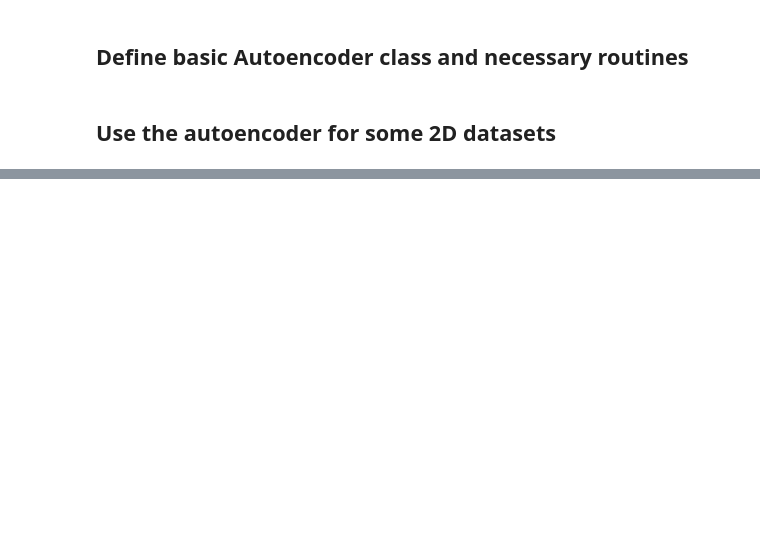
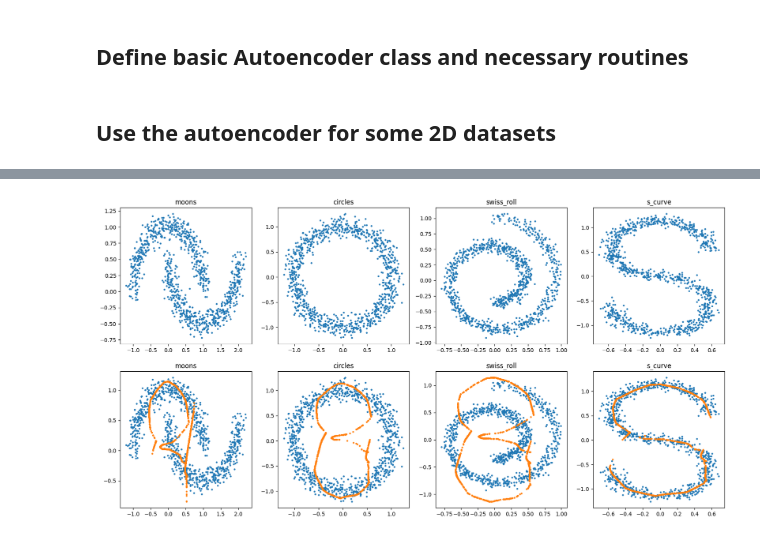
Before and after one commit to CKleiber/SciML-Seminar, a Jupyter notebook: main.ipynb, the cells around one changed output, grey strips where cells are left out. Drawn from its saved outputs; the diff is of its cells as text; code cells hidden in the pictures; blank space fills up the shorter version.

```diff
--- a/main.ipynb
+++ b/main.ipynb
@@ -164,0 +202,17 @@ for i, (dataset_name, dataset) in enumerate(datasets.items()):
+# %%
+# look at reconstructions and compare to ground truth
+
+fig, ax = plt.subplots(2, 4, figsize=(20, 10))
+
+for i, (dataset_name, dataset) in enumerate(datasets.items()):
+
+    # plot ground truth
+    ax[0, i].scatter(dataset[:, 0], dataset[:, 1], s=5)
+    ax[0, i].set_title(dataset_name)
+
+    # plot reconstructions
+    ax[1, i].scatter(dataset[:, 0], dataset[:, 1], s=5)
+    ax[1, i].scatter(autoencoder_moons(torch.Tensor(dataset))[:, 0].detach().numpy(), autoencoder_moons(torch.Tensor(dataset))[:, 1].detach().numpy(), s=5)
+    ax[1, i].set_title(dataset_name)
+# %% [output]
+[figure, added]
```
Also changed, not shown: parts of 4 cells of this notebook.
